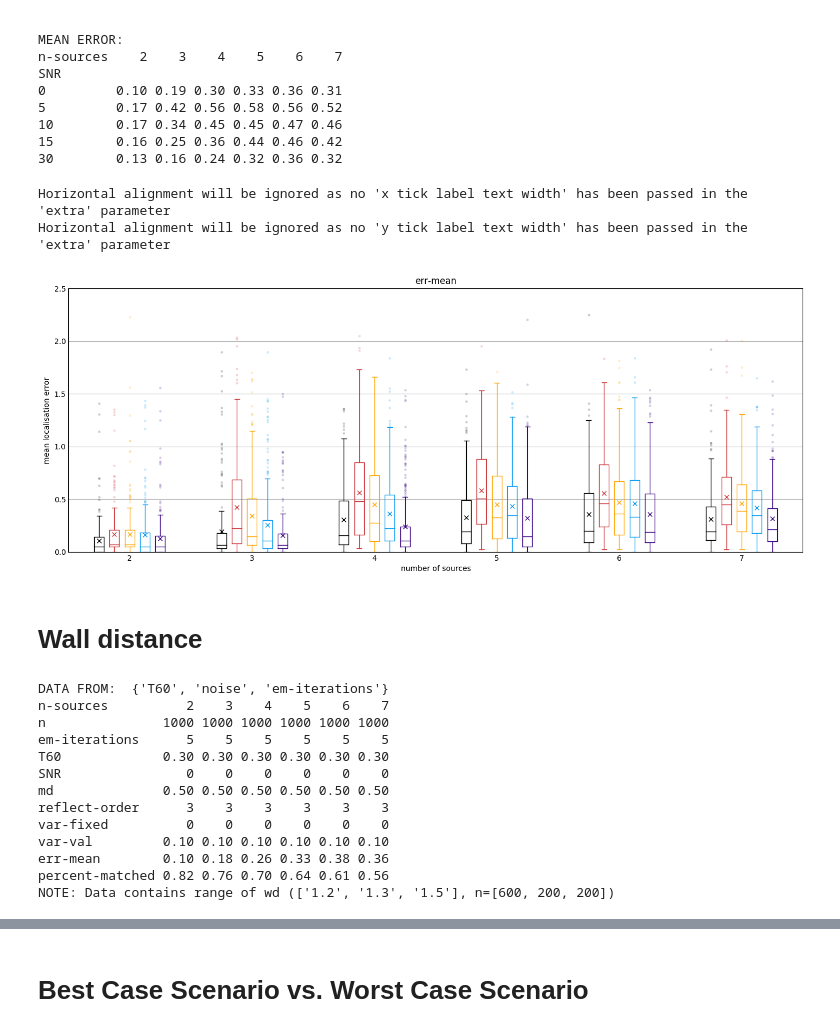
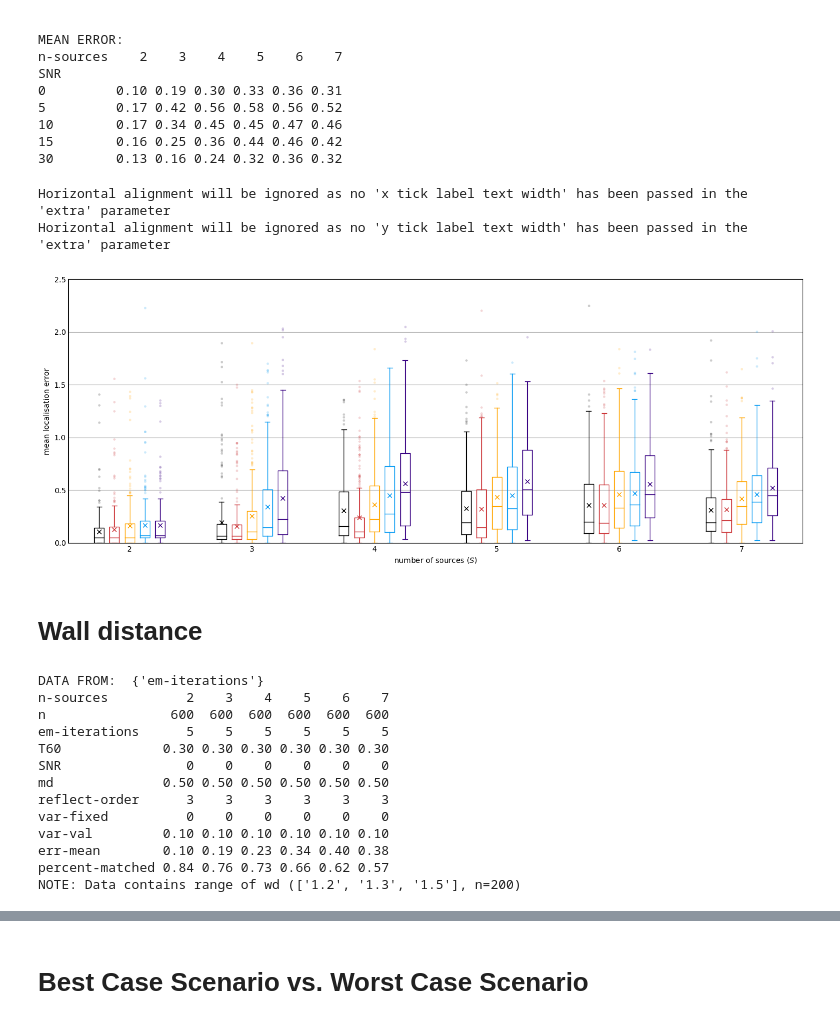
Before and after one commit to jannismain/fau-lnt-source-tracking-code, a Jupyter notebook: python/analysis-mean-err.ipynb, the cells around one changed output, grey strips where cells are left out. Saved outputs shown, nothing was run; the diff lists cells and outputs as text; code cells hidden in the pictures.

```diff
--- a/python/analysis-mean-err.ipynb
+++ b/python/analysis-mean-err.ipynb
@@ -207,11 +214,12 @@ var="md"
 # Manipulate Data
 dft = df
 dft = dft[dft["reflect-order"]==3]
-dft = dft[dft["T60"]==0.0]
+dft = dft[dft["description"]=="min-distance"]
+dft = dft[dft["T60"]==0.3]
 dft = dft[dft["em"]==5]
 dft = dft[dft["wd"]==1.2]
 # dft = dft[dft["md"]==0.5]
 dft = dft[dft["SNR"]==0]
 dft = dft[dft["var-fixed"]==0]
 dft = dft[dft["var-val"]==0.1]
-# print_summary(dft)
+print_summary(dft)
@@ -369,20 +413,20 @@ SNR
 # %%
 # Joint Boxplot, grouped
 fig = figure(figsize=(17,6.5)); ax  = fig.add_subplot(111)
 
 idx=0
-for val in dfp.index.values:
+for val in [0,30,15,10,5]:
     dftt = dft[dft[var]==val]
     bp = dftt.boxplot("err-mean", by=["n-sources"], ax=ax, **boxplot_args)
     style_boxplot(bp, None, idx, len(dfp.index.values))
     idx+=1
 
 if EXPORT_LATEX:
     tikz_save("".join([PATH_LATEX_PLOTS, 'boxplot-joined-{}.tex'.format(var)]), strict=True, wrap=False)
 # %% [output]
 Horizontal alignment will be ignored as no 'x tick label text width' has been passed in the 'extra' parameter
 Horizontal alignment will be ignored as no 'y tick label text width' has been passed in the 'extra' parameter
-[figure, old version]
+[figure, new version]
 # %% [markdown]
 # Wall distance
 # %%
@@ -397,13 +441,14 @@ dft = dft[dft["md"]==0.5]
 dft = dft[dft["SNR"]==0]
 dft = dft[dft["var-fixed"]==0]
 dft = dft[dft["var-val"]==0.1]
+dft = dft[dft["description"]=="em-iterations"]
 print_summary(dft)
 # dfp = df.pivot_table("err-mean", index=["description", "wd"], columns="n-sources", aggfunc='mean').transpose()
 # dfp.boxplot(column=("n-sources"))
 # %% [output]
-DATA FROM:  {'T60', 'noise', 'em-iterations'}
+DATA FROM:  {'em-iterations'}
 n-sources          2    3    4    5    6    7
-n               1000 1000 1000 1000 1000 1000
+n                600  600  600  600  600  600
 em-iterations      5    5    5    5    5    5
 T60             0.30 0.30 0.30 0.30 0.30 0.30
 SNR                0    0    0    0    0    0
@@ -411,9 +456,9 @@ md              0.50 0.50 0.50 0.50 0.50 0.50
 reflect-order      3    3    3    3    3    3
 var-fixed          0    0    0    0    0    0
 var-val         0.10 0.10 0.10 0.10 0.10 0.10
-err-mean        0.10 0.18 0.26 0.33 0.38 0.36
-percent-matched 0.82 0.76 0.70 0.64 0.61 0.56
-NOTE: Data contains range of wd (['1.2', '1.3', '1.5'], n=[600, 200, 200])
+err-mean        0.10 0.19 0.23 0.34 0.40 0.38
+percent-matched 0.84 0.76 0.73 0.66 0.62 0.57
+NOTE: Data contains range of wd (['1.2', '1.3', '1.5'], n=200)
 # %%
 print("SAMPLE SIZE:")
 dfp = dft.pivot_table("x1", index=["n-sources"], columns=[var], aggfunc='count').transpose()
```
Also changed, not shown: parts of 18 cells of this notebook, 3 other files.
